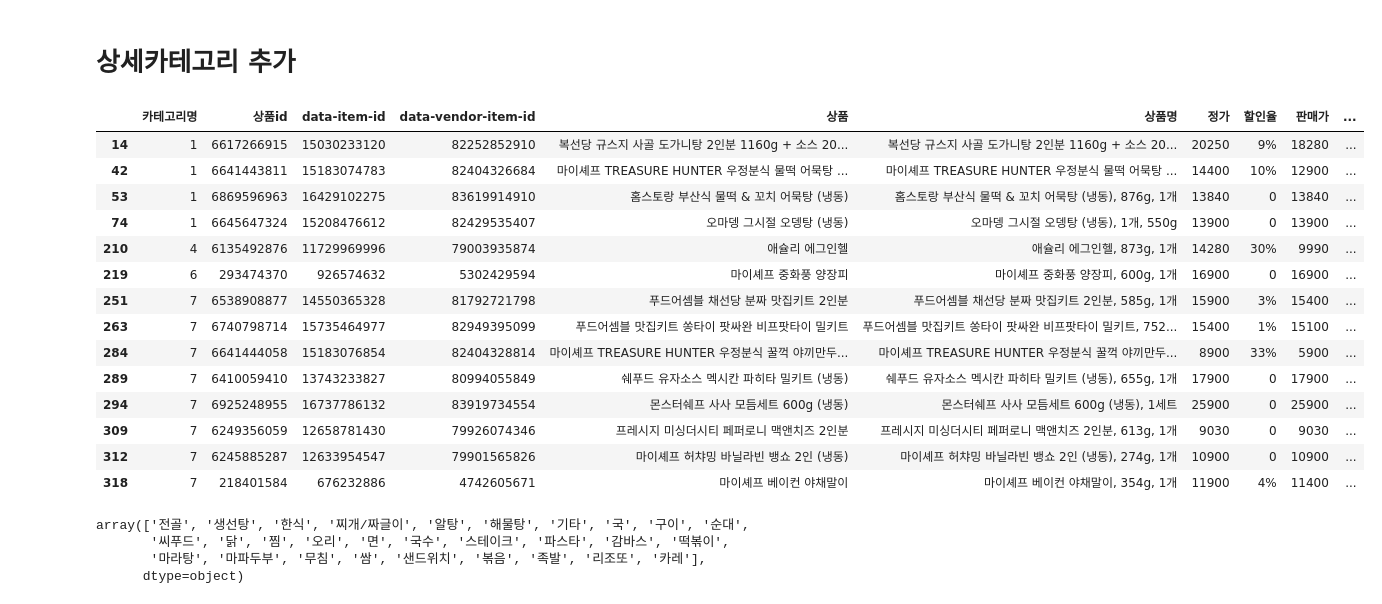
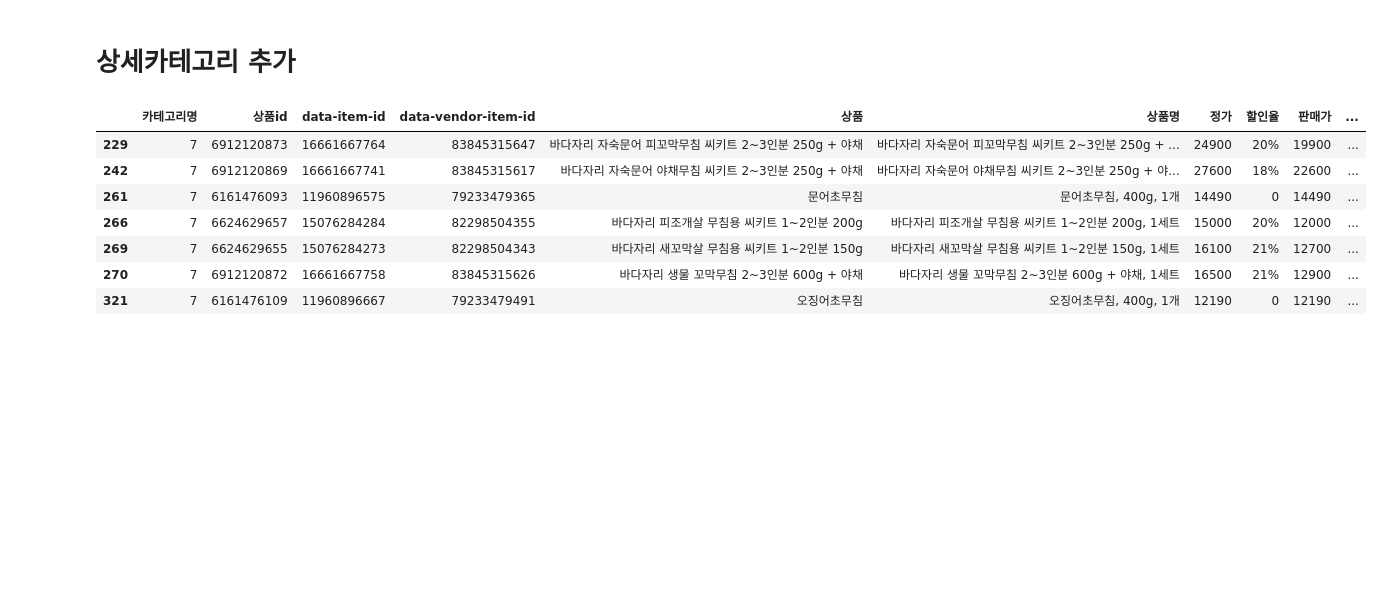
Before and after one commit to dajeong25/KDT_team4_FinalPJT, a Jupyter notebook: 01_웹크롤링/쿠팡크롤링_민규님_221227.ipynb, the cells around one changed output. Drawn from its saved outputs; the diff is of its cells as text; code cells hidden in the pictures; blank space fills up the shorter version.

```diff
--- a/01_웹크롤링/쿠팡크롤링_민규님_221227.ipynb
+++ b/01_웹크롤링/쿠팡크롤링_민규님_221227.ipynb
@@ -857,27 +857,13 @@ def category_name(product):
     return name
 # %%
 coupang['상세카테고리'] = coupang['상품'].apply(lambda x : category_name(x))
-coupang.loc[coupang['상세카테고리'] == '기타']
+coupang.loc[coupang['상세카테고리'] == '무침']
 # %% [output]
 |  | 카테고리명 | 상품id | data-item-id | data-vendor-item-id | 상품 | 상품명 | 정가 | 할인율 | 판매가 | ... |
-| 14 | 1 | 6617266915 | 15030233120 | 82252852910 | 복선당 규스지 사골 도가니탕 2인분 1160g + 소스 20... | 복선당 규스지 사골 도가니탕 2인분 1160g + 소스 20... | 20250 | 9% | 18280 | ... |
-| 42 | 1 | 6641443811 | 15183074783 | 82404326684 | 마이셰프 TREASURE HUNTER 우정분식 물떡 어묵탕 ... | 마이셰프 TREASURE HUNTER 우정분식 물떡 어묵탕 ... | 14400 | 10% | 12900 | ... |
-| 53 | 1 | 6869596963 | 16429102275 | 83619914910 | 홈스토랑 부산식 물떡 & 꼬치 어묵탕 (냉동) | 홈스토랑 부산식 물떡 & 꼬치 어묵탕 (냉동), 876g, 1개 | 13840 | 0 | 13840 | ... |
-| 74 | 1 | 6645647324 | 15208476612 | 82429535407 | 오마뎅 그시절 오뎅탕 (냉동) | 오마뎅 그시절 오뎅탕 (냉동), 1개, 550g | 13900 | 0 | 13900 | ... |
-| 210 | 4 | 6135492876 | 11729969996 | 79003935874 | 애슐리 에그인헬 | 애슐리 에그인헬, 873g, 1개 | 14280 | 30% | 9990 | ... |
-| 219 | 6 | 293474370 | 926574632 | 5302429594 | 마이셰프 중화풍 양장피 | 마이셰프 중화풍 양장피, 600g, 1개 | 16900 | 0 | 16900 | ... |
-| 251 | 7 | 6538908877 | 14550365328 | 81792721798 | 푸드어셈블 채선당 분짜 맛집키트 2인분 | 푸드어셈블 채선당 분짜 맛집키트 2인분, 585g, 1개 | 15900 | 3% | 15400 | ... |
-| 263 | 7 | 6740798714 | 15735464977 | 82949395099 | 푸드어셈블 맛집키트 쏭타이 팟싸완 비프팟타이 밀키트 | 푸드어셈블 맛집키트 쏭타이 팟싸완 비프팟타이 밀키트, 752... | 15400 | 1% | 15100 | ... |
-| 284 | 7 | 6641444058 | 15183076854 | 82404328814 | 마이셰프 TREASURE HUNTER 우정분식 꿀꺽 야끼만두... | 마이셰프 TREASURE HUNTER 우정분식 꿀꺽 야끼만두... | 8900 | 33% | 5900 | ... |
-| 289 | 7 | 6410059410 | 13743233827 | 80994055849 | 쉐푸드 유자소스 멕시칸 파히타 밀키트 (냉동) | 쉐푸드 유자소스 멕시칸 파히타 밀키트 (냉동), 655g, 1개 | 17900 | 0 | 17900 | ... |
-| 294 | 7 | 6925248955 | 16737786132 | 83919734554 | 몬스터쉐프 사사 모듬세트 600g (냉동) | 몬스터쉐프 사사 모듬세트 600g (냉동), 1세트 | 25900 | 0 | 25900 | ... |
-| 309 | 7 | 6249356059 | 12658781430 | 79926074346 | 프레시지 미싱더시티 페퍼로니 맥앤치즈 2인분 | 프레시지 미싱더시티 페퍼로니 맥앤치즈 2인분, 613g, 1개 | 9030 | 0 | 9030 | ... |
-| 312 | 7 | 6245885287 | 12633954547 | 79901565826 | 마이셰프 허챠밍 바닐라빈 뱅쇼 2인 (냉동) | 마이셰프 허챠밍 바닐라빈 뱅쇼 2인 (냉동), 274g, 1개 | 10900 | 0 | 10900 | ... |
-| 318 | 7 | 218401584 | 676232886 | 4742605671 | 마이셰프 베이컨 야채말이 | 마이셰프 베이컨 야채말이, 354g, 1개 | 11900 | 4% | 11400 | ... |
+| 229 | 7 | 6912120873 | 16661667764 | 83845315647 | 바다자리 자숙문어 피꼬막무침 씨키트 2~3인분 250g + 야채 | 바다자리 자숙문어 피꼬막무침 씨키트 2~3인분 250g + ... | 24900 | 20% | 19900 | ... |
+| 242 | 7 | 6912120869 | 16661667741 | 83845315617 | 바다자리 자숙문어 야채무침 씨키트 2~3인분 250g + 야채 | 바다자리 자숙문어 야채무침 씨키트 2~3인분 250g + 야... | 27600 | 18% | 22600 | ... |
+| 261 | 7 | 6161476093 | 11960896575 | 79233479365 | 문어초무침 | 문어초무침, 400g, 1개 | 14490 | 0 | 14490 | ... |
+| 266 | 7 | 6624629657 | 15076284284 | 82298504355 | 바다자리 피조개살 무침용 씨키트 1~2인분 200g | 바다자리 피조개살 무침용 씨키트 1~2인분 200g, 1세트 | 15000 | 20% | 12000 | ... |
+| 269 | 7 | 6624629655 | 15076284273 | 82298504343 | 바다자리 새꼬막살 무침용 씨키트 1~2인분 150g | 바다자리 새꼬막살 무침용 씨키트 1~2인분 150g, 1세트 | 16100 | 21% | 12700 | ... |
+| 270 | 7 | 6912120872 | 16661667758 | 83845315626 | 바다자리 생물 꼬막무침 2~3인분 600g + 야채 | 바다자리 생물 꼬막무침 2~3인분 600g + 야채, 1세트 | 16500 | 21% | 12900 | ... |
+| 321 | 7 | 6161476109 | 11960896667 | 79233479491 | 오징어초무침 | 오징어초무침, 400g, 1개 | 12190 | 0 | 12190 | ... |
-# %%
-coupang['상세카테고리']
-# %% [output]
-array(['전골', '생선탕', '한식', '찌개/짜글이', '알탕', '해물탕', '기타', '국', '구이', '순대',
-       '씨푸드', '닭', '찜', '오리', '면', '국수', '스테이크', '파스타', '감바스', '떡볶이',
-       '마라탕', '마파두부', '무침', '쌈', '샌드위치', '볶음', '족발', '리조또', '카레'],
-      dtype=object)
```
Also changed, not shown: parts of 36 cells of this notebook, 1 other file.
